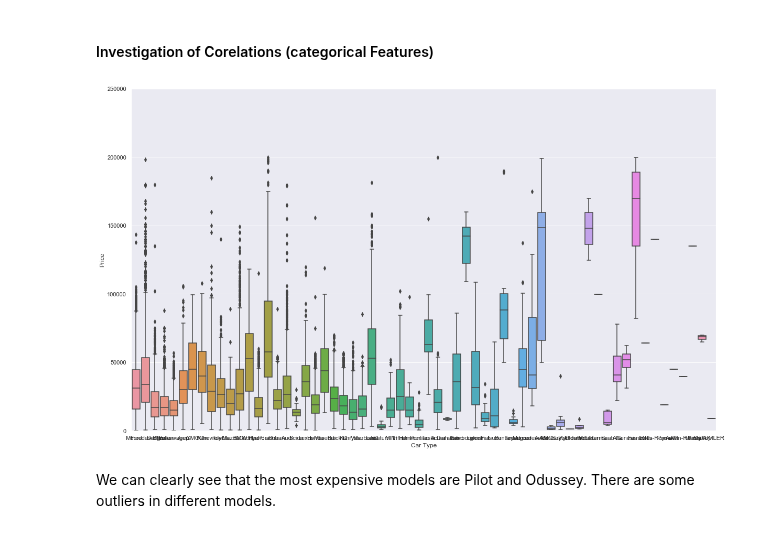
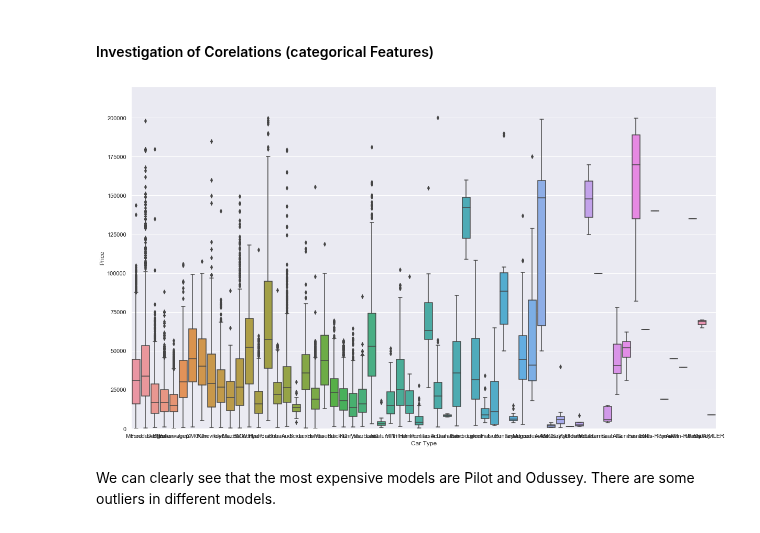
Before and after one commit to kavehamini/Used-Car-Price-Predictor, a Jupyter notebook: Analysis, Cleaning and Visualization of Used Honda Dataset obtained by Scraping Kijiji.ipynb, the cells around one changed output. Saved outputs shown, nothing was run; the diff lists cells and outputs as text; code cells hidden in the pictures.

```diff
--- a/Analysis, Cleaning and Visualization of Used Honda Dataset obtained by Scraping Kijiji.ipynb
+++ b/Analysis, Cleaning and Visualization of Used Honda Dataset obtained by Scraping Kijiji.ipynb
@@ -321,8 +260,0 @@ Now, we will again plot the distribution of  Milage / Price
-# %%
-# distributionof  Milage / Price (plot box and milage bins)
-plt.figure(figsize = (20, 12))
-#Binning the milage data to visualize better
-bins=[0, 50000, 100000, 200000, 300000, 400000]
-labels = ['very Low milage', 'Low milage','Medium Milage','High Milage','Very High Milage']
-df['Milage Bins'] = pd.cut(df['Milage'], bins=bins, labels=labels)
-sns.boxplot(x = 'Milage Bins', y = 'Price', data =df)
@@ -353,11 +282,11 @@ plt.show()
 # %%
 # Box plot Make Model/Price
 data = pd.concat([df['Price'], df['Car Type']], axis=1)
 f, ax = plt.subplots(figsize=(20, 12))
 fig = sns.boxplot(x="Car Type", y="Price", data=data)
-fig.axis(ymin=0, ymax=250000);
+fig.axis(ymin=0, ymax=220000);
 # %% [output]
-[figure, old version]
+[figure, new version]
 # %% [markdown]
 We can clearly see that the most expensive models are Pilot and Odussey. There are some outliers in different models.
 # %%
```
Also changed, not shown: parts of 16 cells of this notebook.
